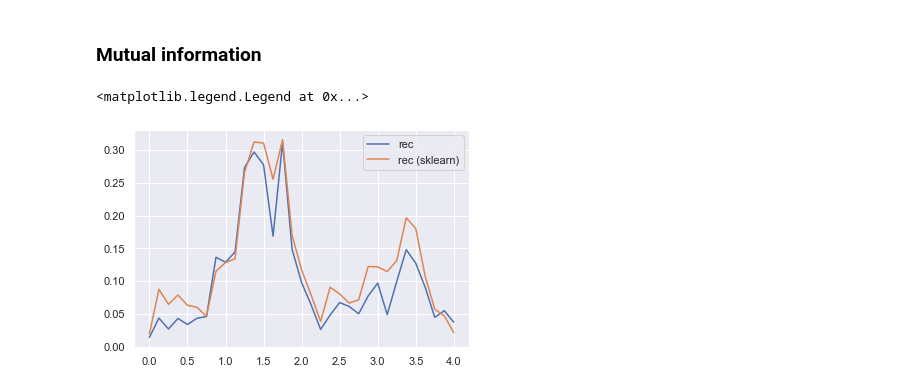
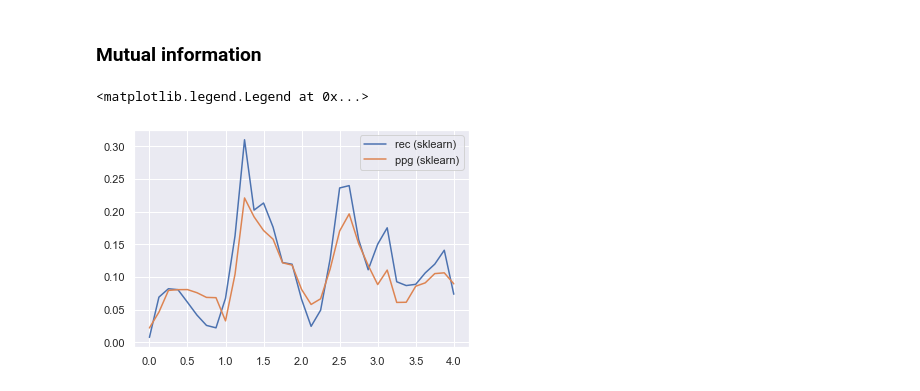
Before and after one commit to pennfranc/adm-ppg-analysis, a Jupyter notebook: mutual information pipeline.ipynb, the cells around one changed output. Drawn from its saved outputs; the diff is of its cells as text; code cells hidden in the pictures.

```diff
--- a/mutual information pipeline.ipynb
+++ b/mutual information pipeline.ipynb
@@ -111,16 +115,16 @@ Text(0.5, 0, 'Time [s]')
 # %%
 n_neighbors = 10
 num_hr_bins = 15
 num_power_bins = 6
 mutual_info_rec = compute_mutual_information(Sxx_rec, hr_at_ppg_timestamps, num_hr_bins, num_power_bins)
 mutual_info_rec_sklearn = mutual_info_regression(np.transpose(Sxx_rec), hr_at_ppg_timestamps, n_neighbors=n_neighbors)
 mutual_info_ppg = compute_mutual_information(Sxx_ppg, hr_at_ppg_timestamps, num_hr_bins, num_power_bins)
 mutual_info_ppg_sklearn = mutual_info_regression(np.transpose(Sxx_ppg), hr_at_ppg_timestamps, n_neighbors=n_neighbors)
 #plt.plot(f_ppg, mutual_info_ppg, label='ppg')
-plt.plot(f_rec, mutual_info_rec, label='rec')
+#plt.plot(f_rec, mutual_info_rec, label='rec')
 plt.plot(f_rec, mutual_info_rec_sklearn, label='rec (sklearn)')
-#plt.plot(f_ppg, mutual_info_ppg_sklearn, label='ppg (sklearn)')
+plt.plot(f_ppg, mutual_info_ppg_sklearn, label='ppg (sklearn)')
 plt.legend()
 # %% [output]
 <matplotlib.legend.Legend at 0x...>
-[figure, old version]
+[figure, new version]
```
Also changed, not shown: parts of 4 cells of this notebook, 2 other files.
